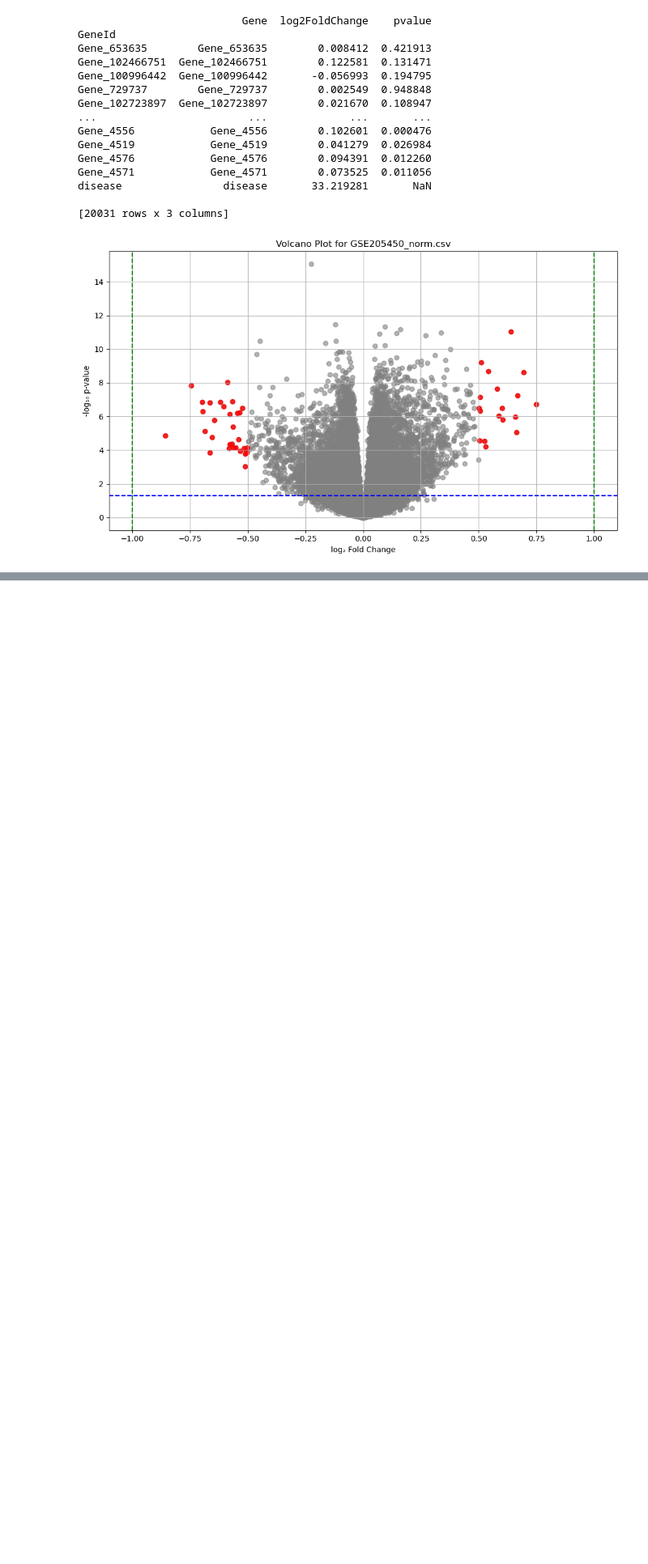
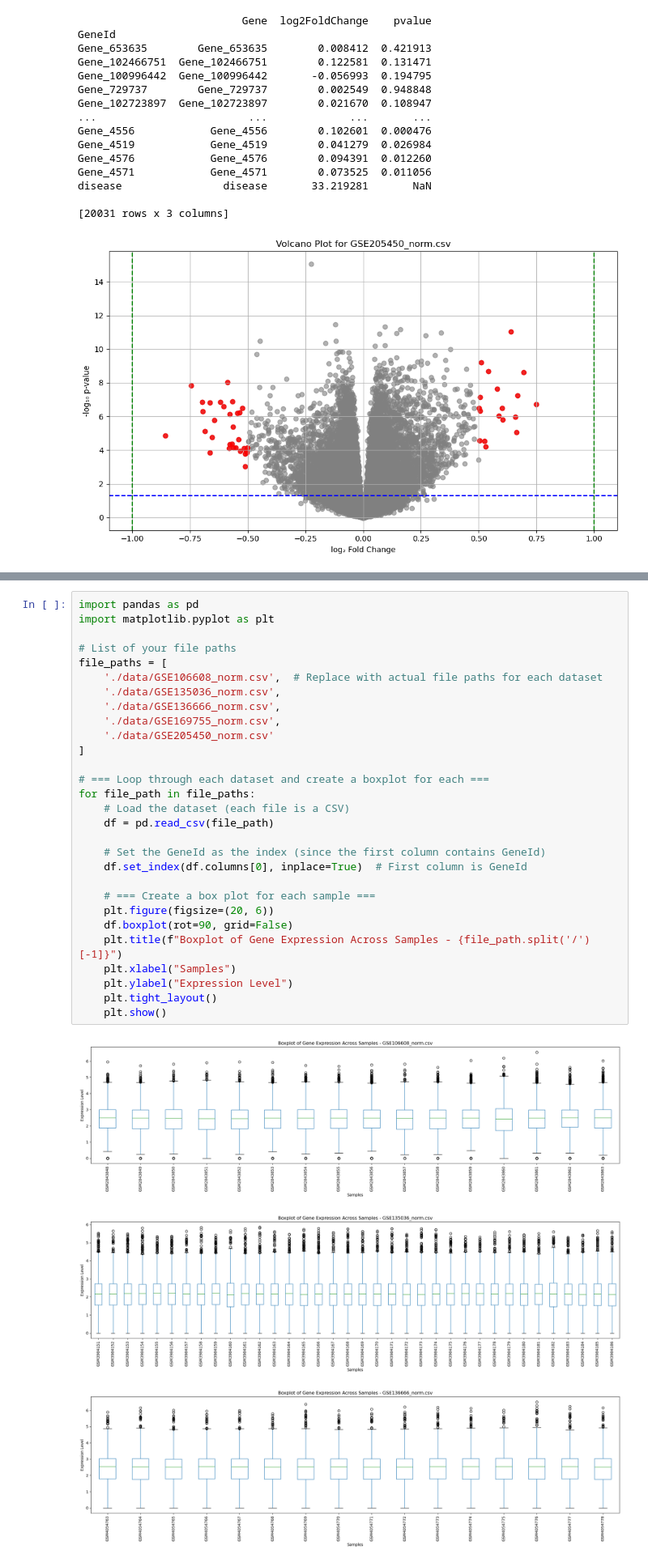
Before and after one commit to awasthi/BIOML, a Jupyter notebook: Parkinson/final.ipynb, the cells around one changed output, grey strips where cells are left out. Shown at 81% size. Saved outputs shown, nothing was run; the diff lists cells and outputs as text; blank space fills up the shorter version.

```diff
--- a/Parkinson/final.ipynb
+++ b/Parkinson/final.ipynb
@@ -775,0 +797,33 @@ disease                disease       33.219281       NaN
+# %%
+import pandas as pd
+import matplotlib.pyplot as plt
+
+# List of your file paths
+file_paths = [
+    './data/GSE106608_norm.csv',  # Replace with actual file paths for each dataset
+    './data/GSE135036_norm.csv',
+    './data/GSE136666_norm.csv',
+    './data/GSE169755_norm.csv',
+    './data/GSE205450_norm.csv'
+]
+
+# === Loop through each dataset and create a boxplot for each ===
+for file_path in file_paths:
+    # Load the dataset (each file is a CSV)
+    df = pd.read_csv(file_path)
+
+    # Set the GeneId as the index (since the first column contains GeneId)
+    df.set_index(df.columns[0], inplace=True)  # First column is GeneId
+
+    # === Create a box plot for each sample ===
+    plt.figure(figsize=(20, 6))
+    df.boxplot(rot=90, grid=False)
+    plt.title(f"Boxplot of Gene Expression Across Samples - {file_path.split('/')[-1]}")
+    plt.xlabel("Samples")
+    plt.ylabel("Expression Level")
+    plt.tight_layout()
+    plt.show()
+# %% [output]
+[figure, added]
+[figure, added]
+[figure, added]
```
Also changed, not shown: parts of 2 cells of this notebook, 6 other files.
